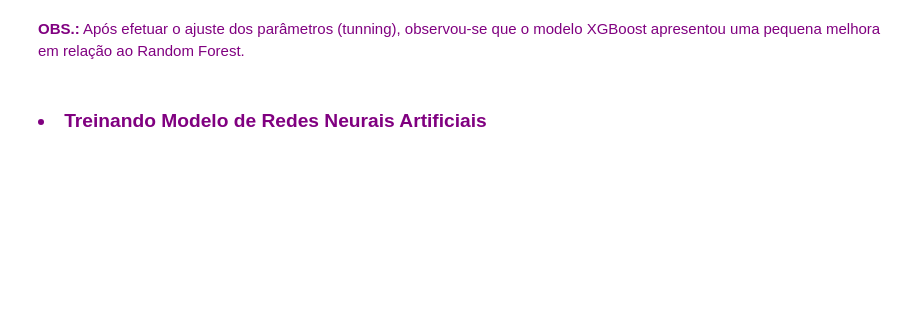
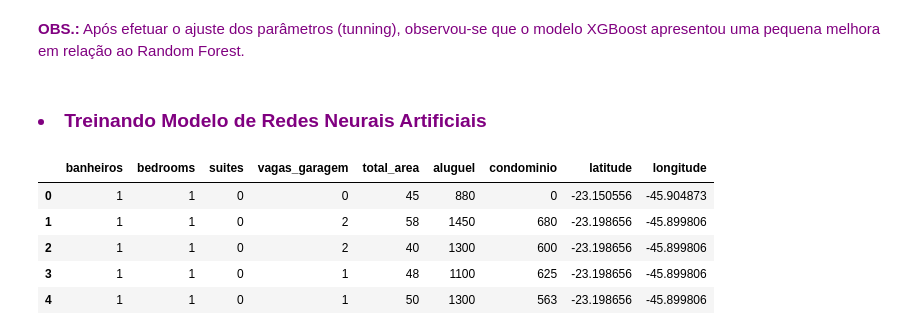
Before and after one commit to fabiollg/PI-4_Predicao_Valores_Imoveis_SJC, a Jupyter notebook: PI_4_Predicao_Valores_Imoveis_SJC.ipynb, the cells around one changed output. Cells and saved outputs as stored; diff of their text form; code cells hidden in the pictures; blank space fills up the shorter version.

```diff
--- a/PI_4_Predicao_Valores_Imoveis_SJC.ipynb
+++ b/PI_4_Predicao_Valores_Imoveis_SJC.ipynb
@@ -758,0 +820,9 @@ from sklearn.neural_network import MLPRegressor
+# %%
+dados_tratados.head()
+# %% [output]
+|  | banheiros | bedrooms | suites | vagas_garagem | total_area | aluguel | condominio | latitude | longitude |
+| 0 | 1 | 1 | 0 | 0 | 45 | 880 | 0 | -23.150556 | -45.904873 |
+| 1 | 1 | 1 | 0 | 2 | 58 | 1450 | 680 | -23.198656 | -45.899806 |
+| 2 | 1 | 1 | 0 | 2 | 40 | 1300 | 600 | -23.198656 | -45.899806 |
+| 3 | 1 | 1 | 0 | 1 | 48 | 1100 | 625 | -23.198656 | -45.899806 |
+| 4 | 1 | 1 | 0 | 1 | 50 | 1300 | 563 | -23.198656 | -45.899806 |
```
Also changed, not shown: parts of 39 cells of this notebook.
